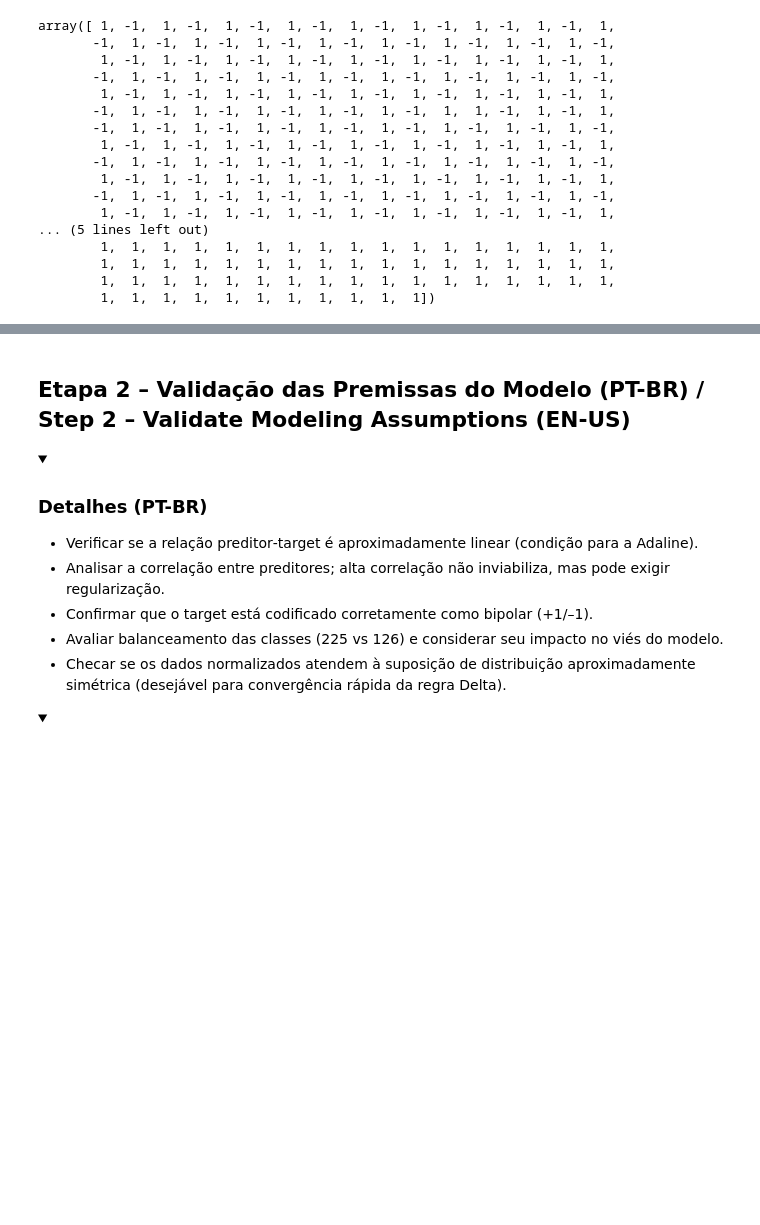
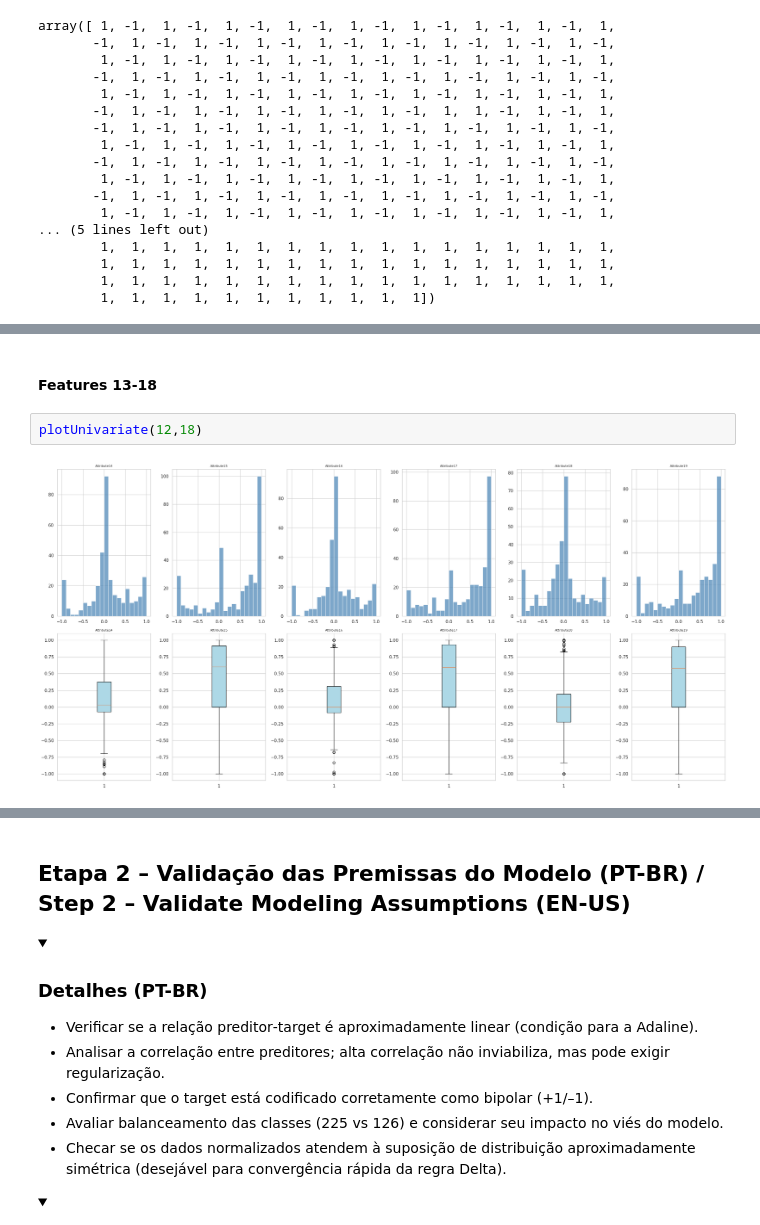
Before and after one commit to Joaof14/Intelligent-Systems, a Jupyter notebook: AdalineNeuralNetwork/ionosphere-detection-adaline-neural-network.ipynb, the cells around one changed output, grey strips where cells are left out. Drawn from its saved outputs; the diff is of its cells as text; folded sections open; blank space fills up the shorter version.

```diff
--- a/AdalineNeuralNetwork/ionosphere-detection-adaline-neural-network.ipynb
+++ b/AdalineNeuralNetwork/ionosphere-detection-adaline-neural-network.ipynb
@@ -237,0 +294,6 @@ assert X.isnull().sum().sum() == 0, "Existem missings – tratar antes de prosse
+# %% [markdown]
+#### Features 13-18
+# %%
+plotUnivariate(12,18)
+# %% [output]
+[figure, added]
```
Also changed, not shown: parts of 36 cells of this notebook.
